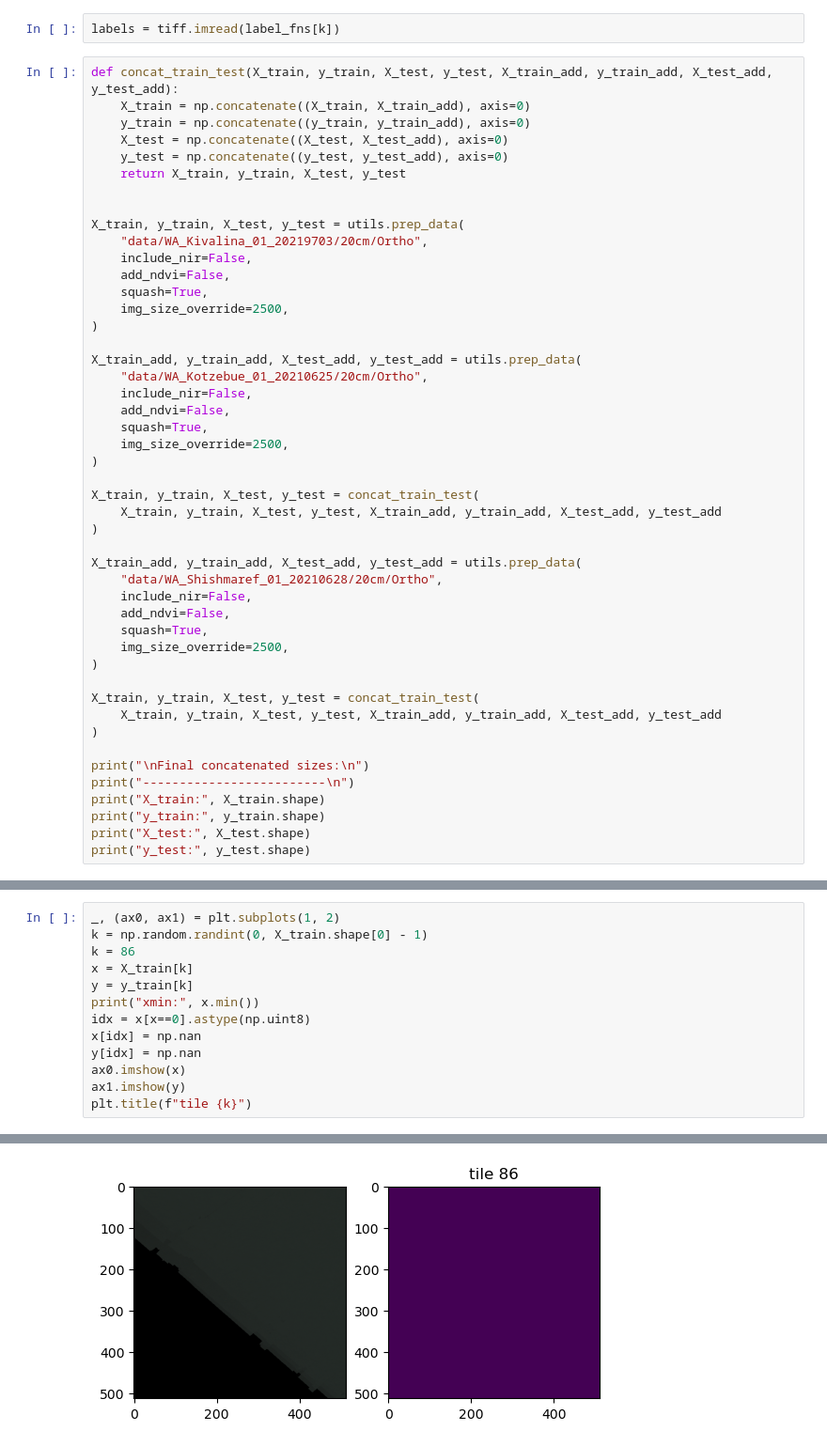
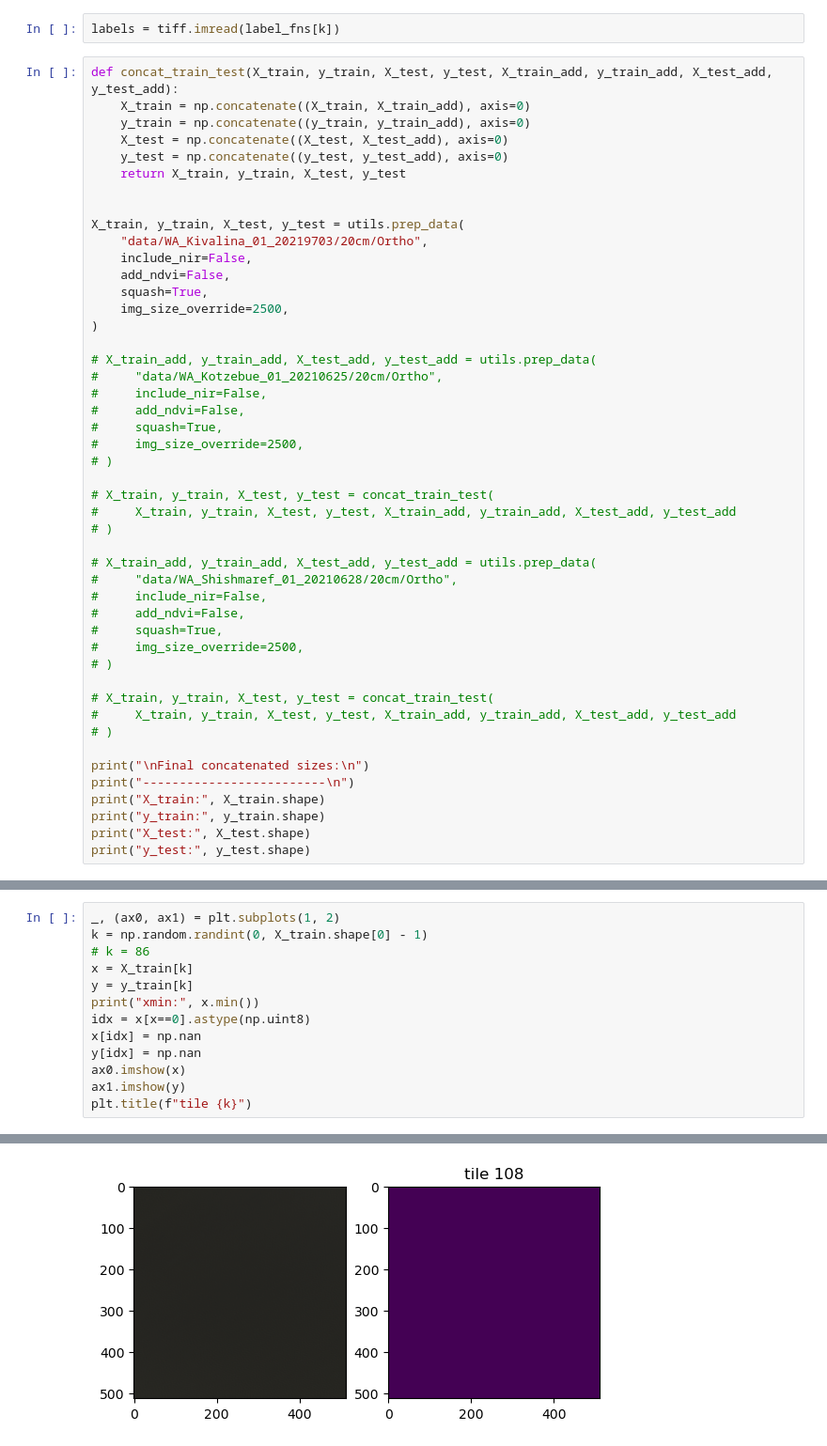
Before and after one commit to dluks/permafrost-final, a Jupyter notebook: data_wrangling.ipynb, the cells around one changed output, grey strips where cells are left out. Shown at 94% size. Cells and saved outputs as stored; diff of their text form.

Commit message:
playing around with removing no-label images

```diff
--- a/data_wrangling.ipynb
+++ b/data_wrangling.ipynb
@@ -214,29 +214,29 @@ X_train, y_train, X_test, y_test = utils.prep_data(
     img_size_override=2500,
 )
 
-X_train_add, y_train_add, X_test_add, y_test_add = utils.prep_data(
-    "data/WA_Kotzebue_01_20210625/20cm/Ortho",
-    include_nir=False,
-    add_ndvi=False,
-    squash=True,
-    img_size_override=2500,
-)
+# X_train_add, y_train_add, X_test_add, y_test_add = utils.prep_data(
+#     "data/WA_Kotzebue_01_20210625/20cm/Ortho",
+#     include_nir=False,
+#     add_ndvi=False,
+#     squash=True,
+#     img_size_override=2500,
+# )
 
-X_train, y_train, X_test, y_test = concat_train_test(
-    X_train, y_train, X_test, y_test, X_train_add, y_train_add, X_test_add, y_test_add
-)
+# X_train, y_train, X_test, y_test = concat_train_test(
+#     X_train, y_train, X_test, y_test, X_train_add, y_train_add, X_test_add, y_test_add
+# )
 
-X_train_add, y_train_add, X_test_add, y_test_add = utils.prep_data(
-    "data/WA_Shishmaref_01_20210628/20cm/Ortho",
-    include_nir=False,
-    add_ndvi=False,
-    squash=True,
-    img_size_override=2500,
-)
+# X_train_add, y_train_add, X_test_add, y_test_add = utils.prep_data(
+#     "data/WA_Shishmaref_01_20210628/20cm/Ortho",
+#     include_nir=False,
+#     add_ndvi=False,
+#     squash=True,
+#     img_size_override=2500,
+# )
 
-X_train, y_train, X_test, y_test = concat_train_test(
-    X_train, y_train, X_test, y_test, X_train_add, y_train_add, X_test_add, y_test_add
-)
+# X_train, y_train, X_test, y_test = concat_train_test(
+#     X_train, y_train, X_test, y_test, X_train_add, y_train_add, X_test_add, y_test_add
+# )
 
 print("\nFinal concatenated sizes:\n")
 print("-------------------------\n")
@@ -287,7 +330,7 @@ array([[[nan, nan, nan],
 # %%
 _, (ax0, ax1) = plt.subplots(1, 2)
 k = np.random.randint(0, X_train.shape[0] - 1)
-k = 86
+# k = 86
 x = X_train[k]
 y = y_train[k]
 print("xmin:", x.min())
@@ -303 +346 @@ Text(0.5, 1.0, 'tile 86')
-[figure, old version]
+[figure, new version]
```
Also changed, not shown: parts of 8 cells of this notebook.
